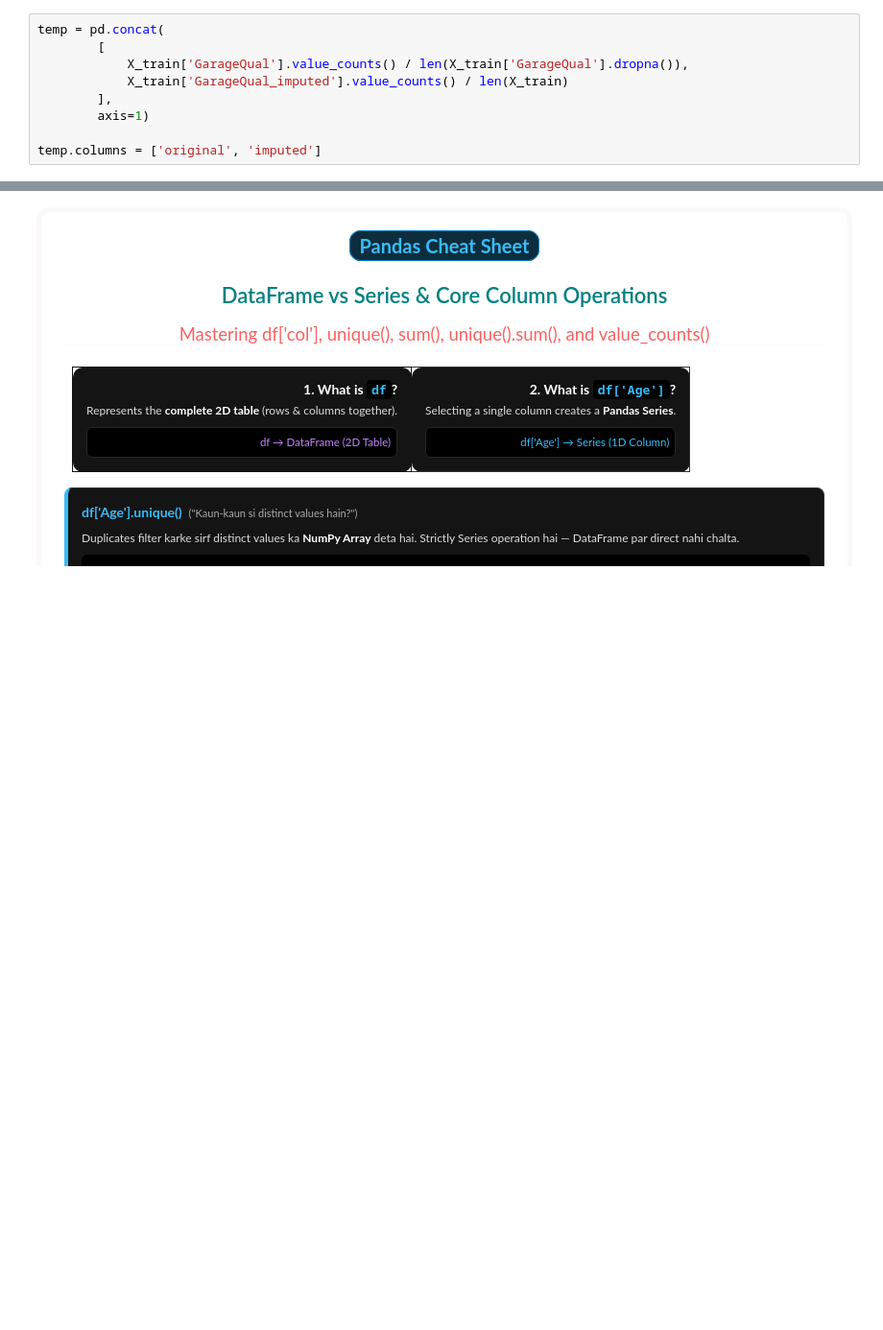
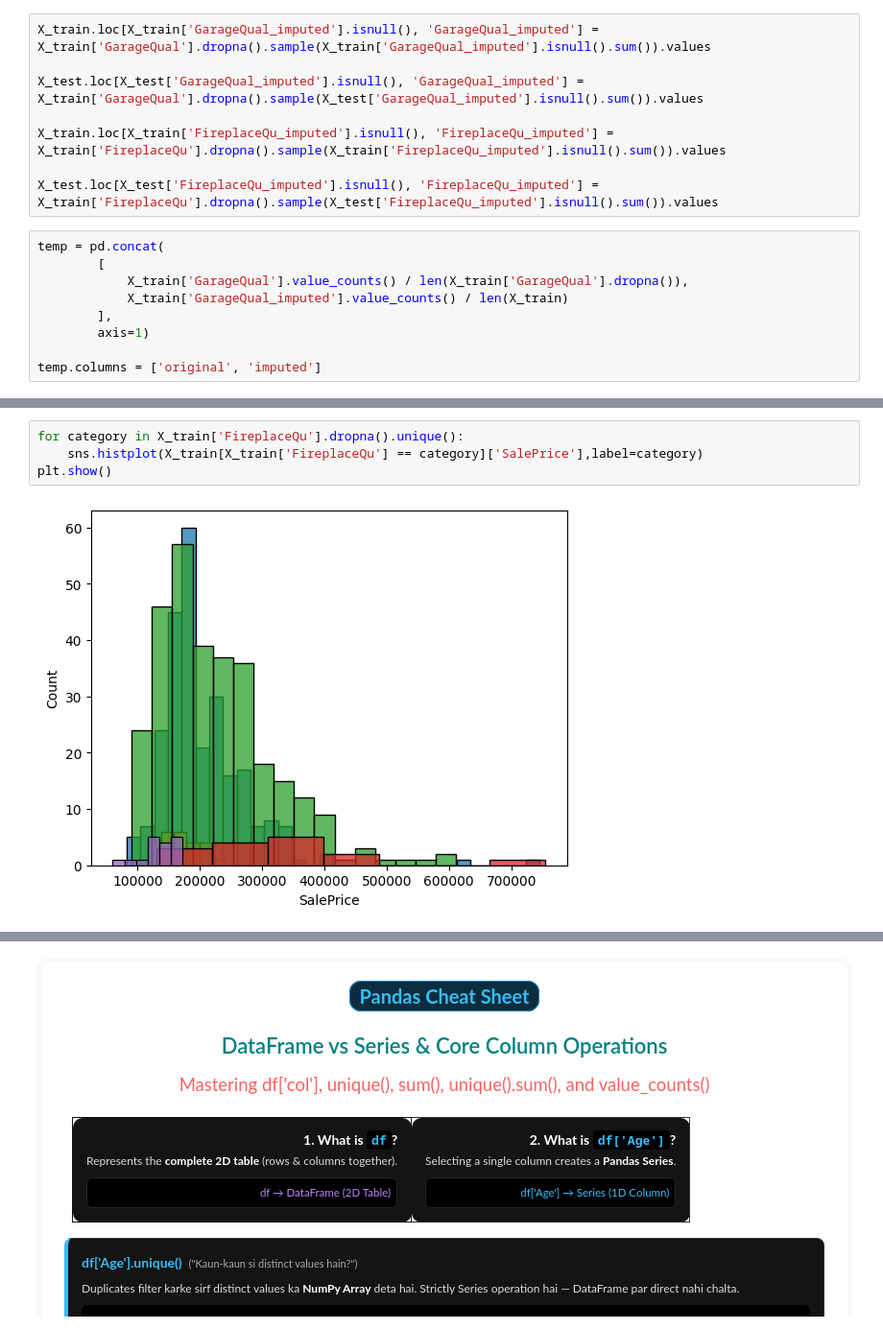
Before and after one commit to hanuman-kshitij1001/My-AIML-Journey, a Jupyter notebook: 10_Machine-Learing/38_missing_indicator_random_sample_imputation/Numarical_Impimetion_Of_RSI.ipynb, the cells around one changed output, grey strips where cells are left out. Shown at 96% size. Drawn from its saved outputs; the diff is of its cells as text; blank space fills up the shorter version.

```diff
--- a/10_Machine-Learing/38_missing_indicator_random_sample_imputation/Numarical_Impimetion_Of_RSI.ipynb
+++ b/10_Machine-Learing/38_missing_indicator_random_sample_imputation/Numarical_Impimetion_Of_RSI.ipynb
@@ -185,3 +288,11 @@ X_test['FireplaceQu_imputed'][X_test['FireplaceQu_imputed'].isnull()] = X_train[
+# %%
+X_train.loc[X_train['GarageQual_imputed'].isnull(), 'GarageQual_imputed'] = X_train['GarageQual'].dropna().sample(X_train['GarageQual_imputed'].isnull().sum()).values
+
+X_test.loc[X_test['GarageQual_imputed'].isnull(), 'GarageQual_imputed'] = X_train['GarageQual'].dropna().sample(X_test['GarageQual_imputed'].isnull().sum()).values
+
+X_train.loc[X_train['FireplaceQu_imputed'].isnull(), 'FireplaceQu_imputed'] = X_train['FireplaceQu'].dropna().sample(X_train['FireplaceQu_imputed'].isnull().sum()).values
+
+X_test.loc[X_test['FireplaceQu_imputed'].isnull(), 'FireplaceQu_imputed'] = X_train['FireplaceQu'].dropna().sample(X_test['FireplaceQu_imputed'].isnull().sum()).values
 # %%
 temp = pd.concat(
         [
@@ -210,0 +355,6 @@ plt.show()
+# %%
+for category in X_train['FireplaceQu'].dropna().unique():
+    sns.histplot(X_train[X_train['FireplaceQu'] == category]['SalePrice'],label=category)
+plt.show()
+# %% [output]
+[figure, added]
```
Also changed, not shown: parts of 28 cells of this notebook.
